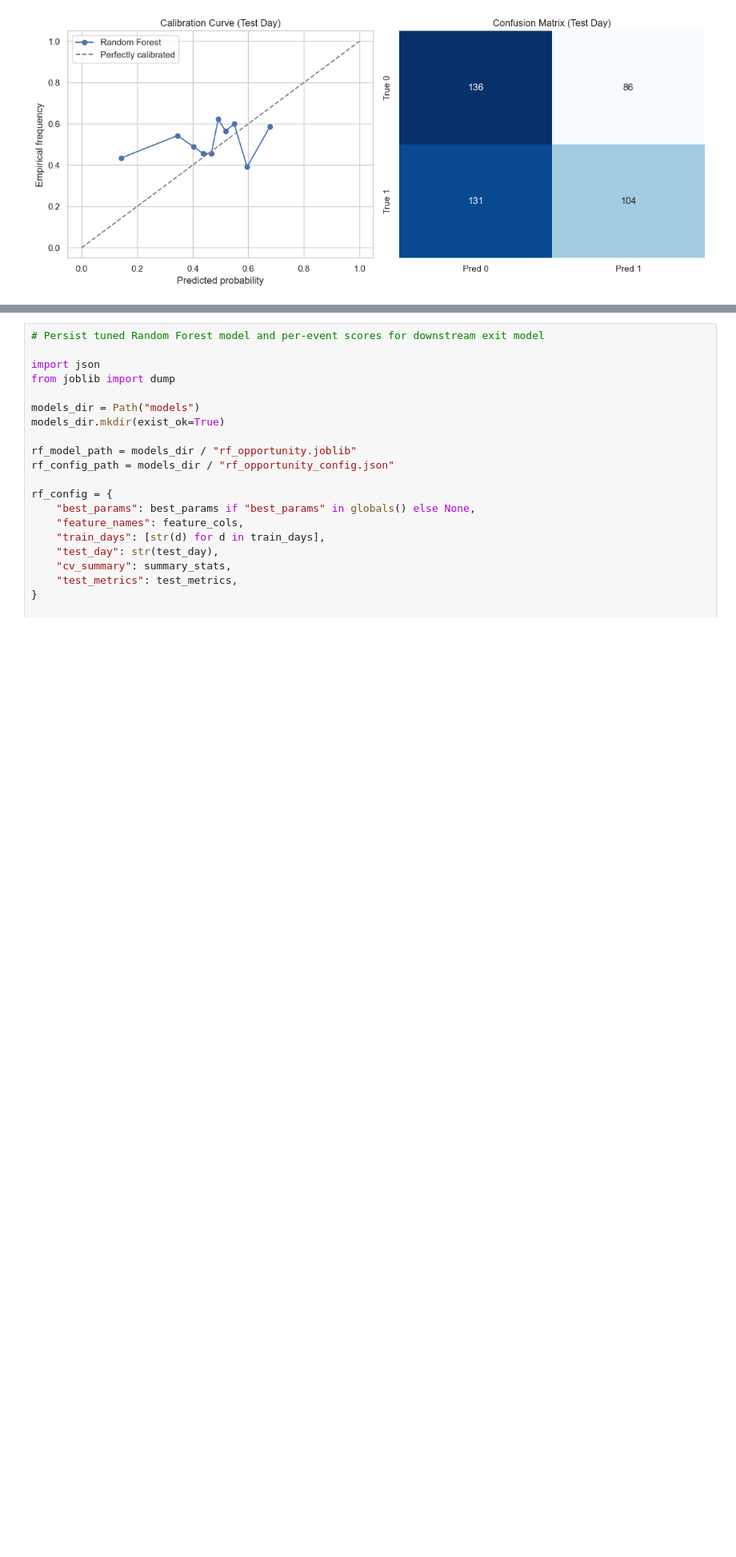
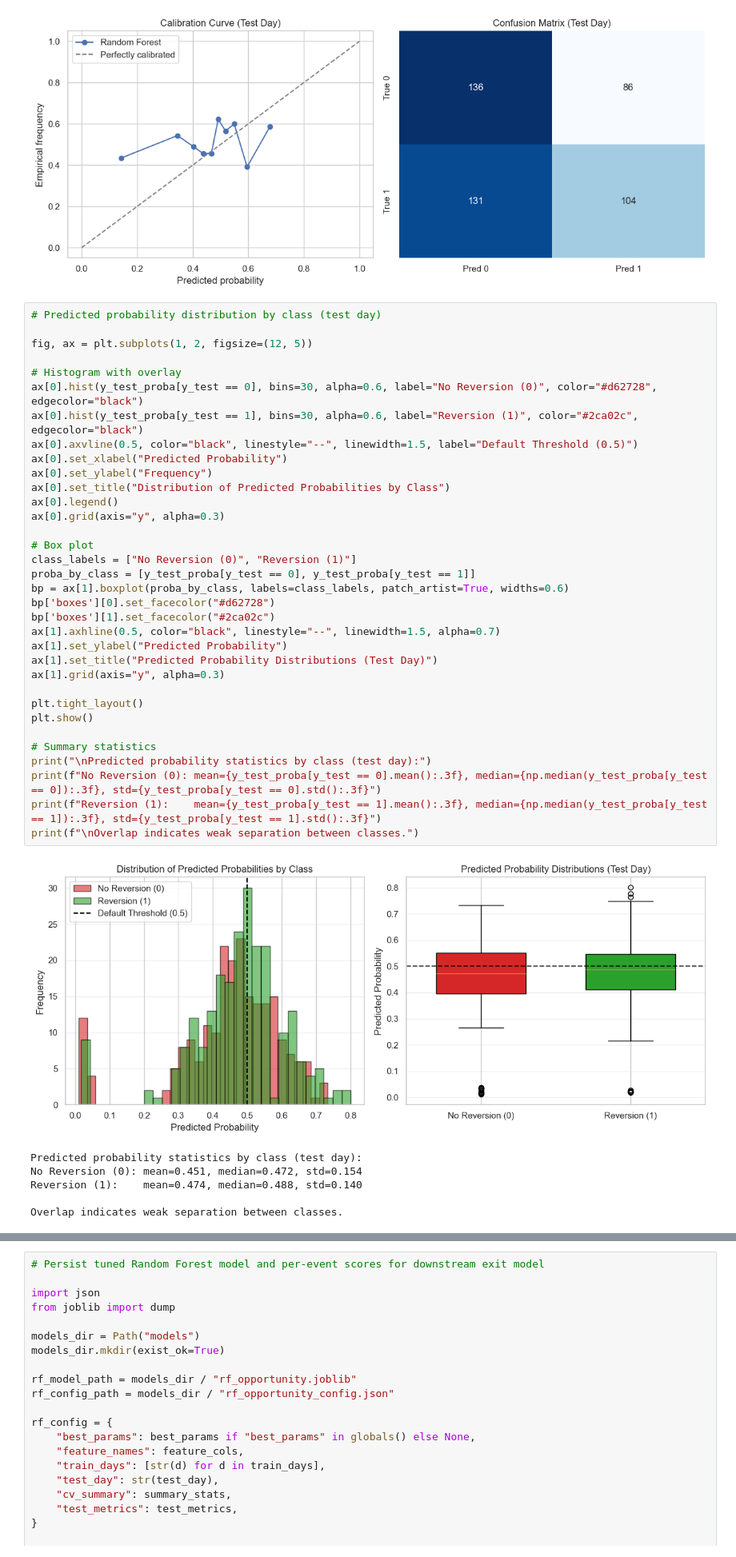
Before and after one commit to dman4703/cs4641-131-project, a Jupyter notebook: notebooks/randomForest.ipynb, the cells around one changed output, grey strips where cells are left out. Shown: that part at 80% size. Cells and saved outputs as stored; diff of their text form; blank space fills up the shorter version.

```diff
--- a/notebooks/randomForest.ipynb
+++ b/notebooks/randomForest.ipynb
@@ -466,3 +466,44 @@ plt.tight_layout()
 plt.show()
 # %% [output]
 [figure]
+# %%
+# Predicted probability distribution by class (test day)
+
+fig, ax = plt.subplots(1, 2, figsize=(12, 5))
+
+# Histogram with overlay
+ax[0].hist(y_test_proba[y_test == 0], bins=30, alpha=0.6, label="No Reversion (0)", color="#d62728", edgecolor="black")
+ax[0].hist(y_test_proba[y_test == 1], bins=30, alpha=0.6, label="Reversion (1)", color="#2ca02c", edgecolor="black")
+ax[0].axvline(0.5, color="black", linestyle="--", linewidth=1.5, label="Default Threshold (0.5)")
+ax[0].set_xlabel("Predicted Probability")
+ax[0].set_ylabel("Frequency")
+ax[0].set_title("Distribution of Predicted Probabilities by Class")
+ax[0].legend()
+ax[0].grid(axis="y", alpha=0.3)
+
+# Box plot
+class_labels = ["No Reversion (0)", "Reversion (1)"]
+proba_by_class = [y_test_proba[y_test == 0], y_test_proba[y_test == 1]]
+bp = ax[1].boxplot(proba_by_class, labels=class_labels, patch_artist=True, widths=0.6)
+bp['boxes'][0].set_facecolor("#d62728")
+bp['boxes'][1].set_facecolor("#2ca02c")
+ax[1].axhline(0.5, color="black", linestyle="--", linewidth=1.5, alpha=0.7)
+ax[1].set_ylabel("Predicted Probability")
+ax[1].set_title("Predicted Probability Distributions (Test Day)")
+ax[1].grid(axis="y", alpha=0.3)
+
+plt.tight_layout()
+plt.show()
+
+# Summary statistics
+print("\nPredicted probability statistics by class (test day):")
+print(f"No Reversion (0): mean={y_test_proba[y_test == 0].mean():.3f}, median={np.median(y_test_proba[y_test == 0]):.3f}, std={y_test_proba[y_test == 0].std():.3f}")
+print(f"Reversion (1):    mean={y_test_proba[y_test == 1].mean():.3f}, median={np.median(y_test_proba[y_test == 1]):.3f}, std={y_test_proba[y_test == 1].std():.3f}")
+print(f"\nOverlap indicates weak separation between classes.")
+# %% [output]
+[figure, added]
+Predicted probability statistics by class (test day):
+No Reversion (0): mean=0.451, median=0.472, std=0.154
+Reversion (1):    mean=0.474, median=0.488, std=0.140
+
+Overlap indicates weak separation between classes.
```
Also changed, not shown: parts of 1 cell of this notebook, 7 other files.
